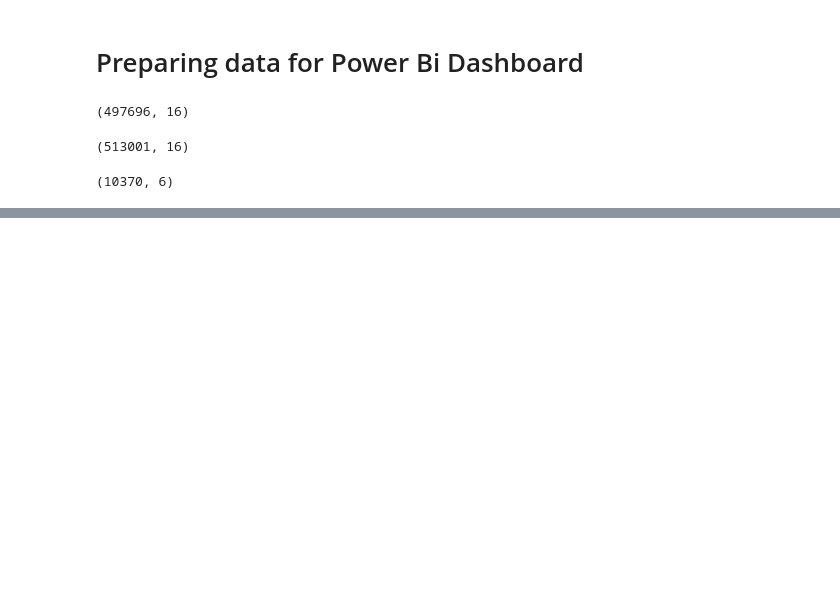
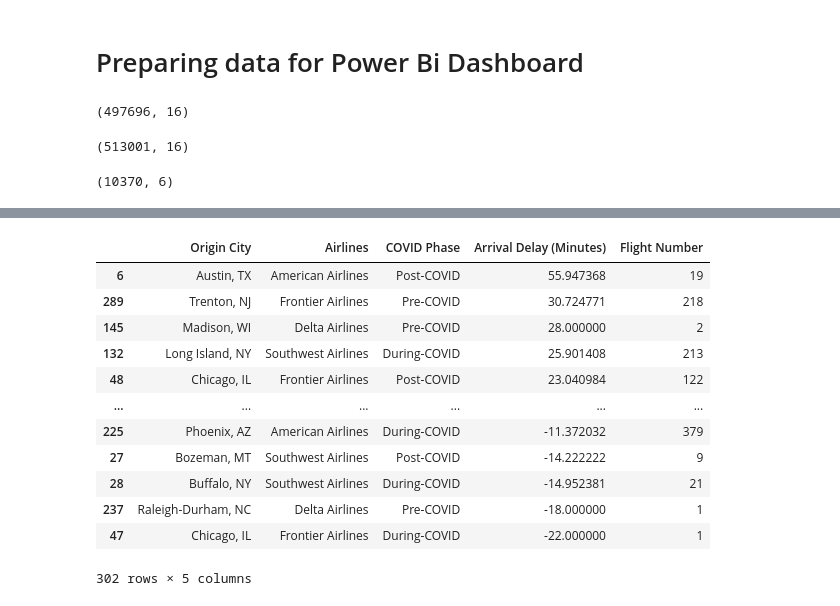
Before and after one commit to shrutivir/BNA-flight-delay-covid_impact, a Jupyter notebook: Notebook/Datatransform.ipynb, the cells around one changed output, grey strips where cells are left out. Drawn from its saved outputs; the diff is of its cells as text; code cells hidden in the pictures; blank space fills up the shorter version.

```diff
--- a/Notebook/Datatransform.ipynb
+++ b/Notebook/Datatransform.ipynb
@@ -136,0 +163,18 @@ np.int64(497696)
+# %%
+arrival_city_agg = arrivals.groupby(['Origin City','Airlines','COVID Phase']).agg({'Arrival Delay (Minutes)': 'mean','Flight Number': 'count'}).reset_index()
+# %%
+arrival_city_agg.sort_values(by='Arrival Delay (Minutes)',ascending=False)
+# %% [output]
+|  | Origin City | Airlines | COVID Phase | Arrival Delay (Minutes) | Flight Number |
+| 6 | Austin, TX | American Airlines | Post-COVID | 55.947368 | 19 |
+| 289 | Trenton, NJ | Frontier Airlines | Pre-COVID | 30.724771 | 218 |
+| 145 | Madison, WI | Delta Airlines | Pre-COVID | 28.000000 | 2 |
+| 132 | Long Island, NY | Southwest Airlines | During-COVID | 25.901408 | 213 |
+| 48 | Chicago, IL | Frontier Airlines | Post-COVID | 23.040984 | 122 |
+| ... | ... | ... | ... | ... | ... |
+| 225 | Phoenix, AZ | American Airlines | During-COVID | -11.372032 | 379 |
+| 27 | Bozeman, MT | Southwest Airlines | Post-COVID | -14.222222 | 9 |
+| 28 | Buffalo, NY | Southwest Airlines | During-COVID | -14.952381 | 21 |
+| 237 | Raleigh-Durham, NC | Delta Airlines | Pre-COVID | -18.000000 | 1 |
+| 47 | Chicago, IL | Frontier Airlines | During-COVID | -22.000000 | 1 |
+302 rows × 5 columns
```
Also changed, not shown: parts of 22 cells of this notebook, 33 other files.
